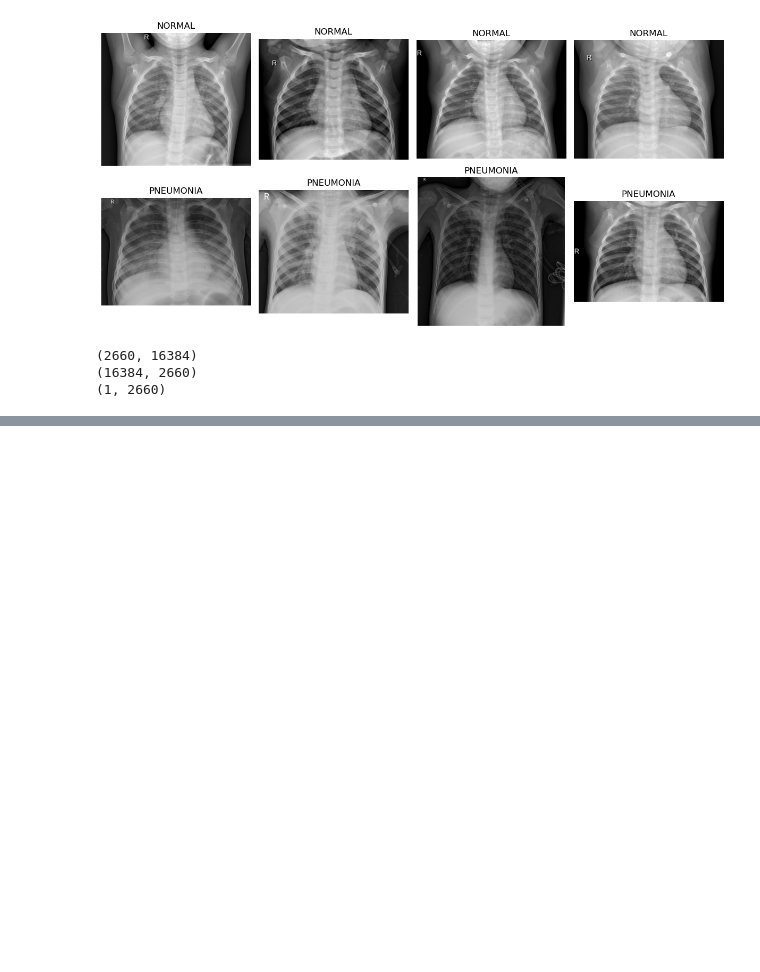
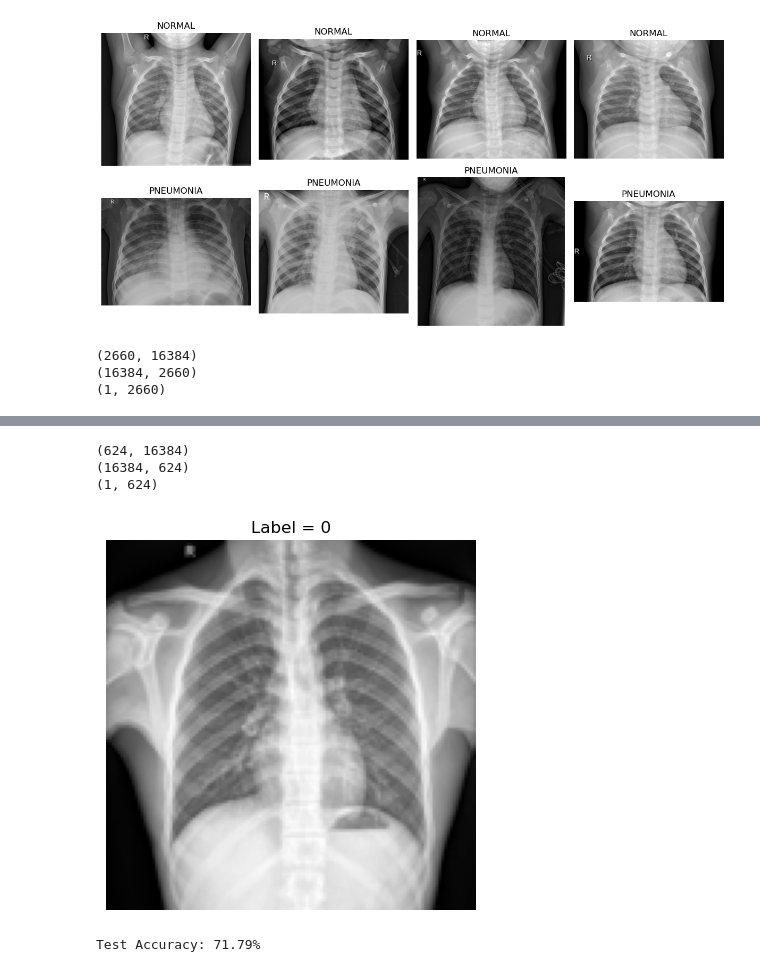
Before and after one commit to Haidy-sayed/Pneumonia-Detector-from-Chest-X-Rays, a Jupyter notebook: pneumonia_detector.ipynb, the cells around one changed output, grey strips where cells are left out. Drawn from its saved outputs; the diff is of its cells as text; code cells hidden in the pictures; blank space fills up the shorter version.

```diff
--- a/pneumonia_detector.ipynb
+++ b/pneumonia_detector.ipynb
@@ -358,0 +392,69 @@ print(Y_val.shape)
+# %%
+
+#Test set preprocessing
+
+
+
+IMG_SIZE = 128  # choose a fixed size
+
+X_test= []
+Y_test= []
+path_test_normal = 'chest_xray\\test\\NORMAL'
+path_test_pneumonia = 'chest_xray\\test\\PNEUMONIA'
+# NORMAL images
+for filename in os.listdir(path_test_normal):
+    img_path = os.path.join(path_test_normal, filename)
+
+    img = Image.open(img_path).convert('L')
+    img = img.resize((IMG_SIZE, IMG_SIZE))
+
+    img = np.array(img, dtype=np.float32) / 255.0
+
+    X_test.append(img.flatten())
+    Y_test.append(0)
+
+# PNEUMONIA images
+for filename in os.listdir(path_test_pneumonia):
+    img_path = os.path.join(path_test_pneumonia, filename)
+
+    img = Image.open(img_path).convert('L')
+    img = img.resize((IMG_SIZE, IMG_SIZE))
+
+    img = np.array(img, dtype=np.float32) / 255.0
+
+    X_test.append(img.flatten())
+    Y_test.append(1)
+
+X_test = np.array(X_test)
+Y_test = np.array(Y_test)
+
+print(X_test.shape)
+# the network needs altered dimensions
+X_test = X_test.T
+Y_test = Y_test.reshape(1, -1)
+
+print(X_test.shape)
+print(Y_test.shape)
+
+##displaying a random image of the test set
+
+idx = np.random.randint(X_test.shape[1])
+
+img = X_test[:, idx].reshape(128, 128)
+
+plt.imshow(img, cmap='gray')
+plt.title(f"Label = {Y_test[0, idx]}")
+plt.axis('off')
+plt.show()
+# %% [output]
+(624, 16384)
+(16384, 624)
+(1, 624)
+[figure, added]
+# %%
+predictions = model.predict(X_test)  # returns 0s and 1s
+
+accuracy = np.mean(predictions == Y_test)
+print(f"Test Accuracy: {accuracy * 100:.2f}%")
+# %% [output]
+Test Accuracy: 71.79%
```
Also changed, not shown: parts of 6 cells of this notebook, 3 other files.
